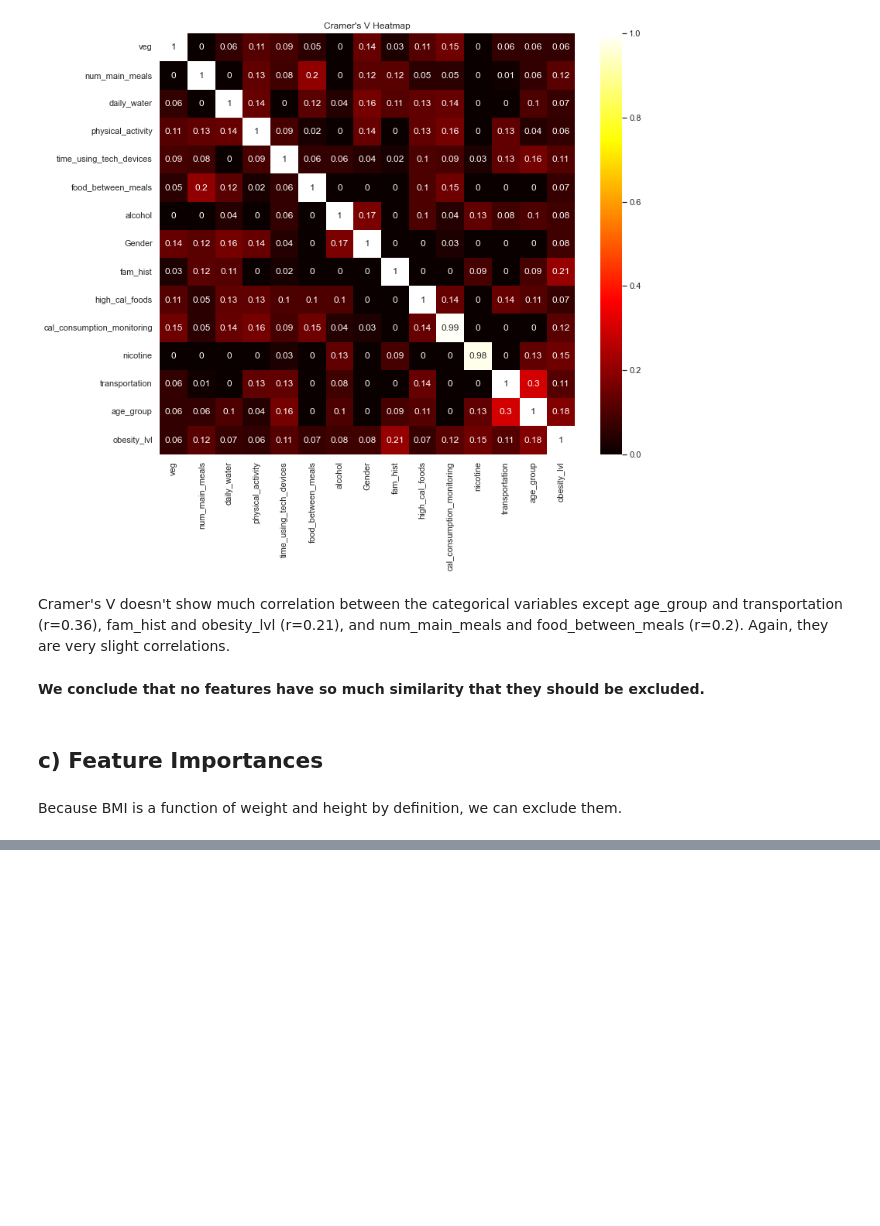
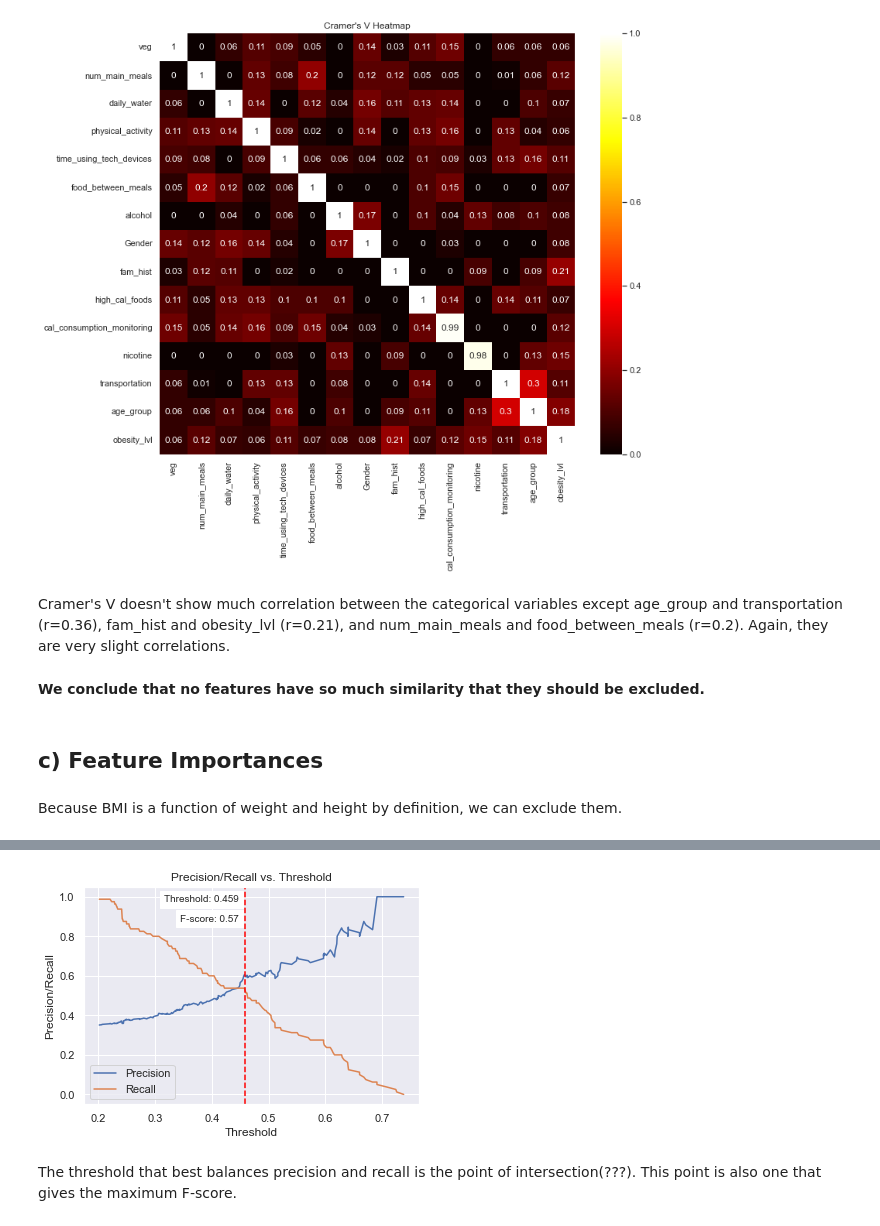
Before and after one commit to eliepark/Obesity-Prediction, a Jupyter notebook: Obesity.ipynb, the cells around one changed output, grey strips where cells are left out. Drawn from its saved outputs; the diff is of its cells as text; code cells hidden in the pictures; blank space fills up the shorter version.

```diff
--- a/Obesity.ipynb
+++ b/Obesity.ipynb
@@ -879,0 +1133,21 @@ The age group seems to have the biggest influence on obesity regardless of the t
+# %%
+fig, ax=plt.subplots()
+ax.plot(threshold, precision[1:], label='Precision')
+ax.plot(threshold, recall[1:], label='Recall')
+
+ax.set_xlabel('Threshold')
+ax.set_ylabel('Precision/Recall')
+ax.set_title('Precision/Recall vs. Threshold')
+
+fscore=2*(precision*recall)/(precision+recall)
+ix=np.argmax(fscore)
+
+ax.axvline(threshold[ix], linestyle='dashed', color='red')
+plt.text(threshold[ix]*0.69, 0.975, 'Threshold: '+str(round(threshold[ix], 3)), fontsize='small', backgroundcolor='white')
+plt.text(threshold[ix]*0.75, 0.875,  'F-score: '+str(np.round(fscore[ix], 3)), fontsize='small', backgroundcolor='white')
+ax.legend()
+plt.show()
+# %% [output]
+[figure, added]
+# %% [markdown]
+The threshold that best balances precision and recall is the point of intersection(???). This point is also one that gives the maximum F-score.
```
Also changed, not shown: parts of 54 cells of this notebook.
